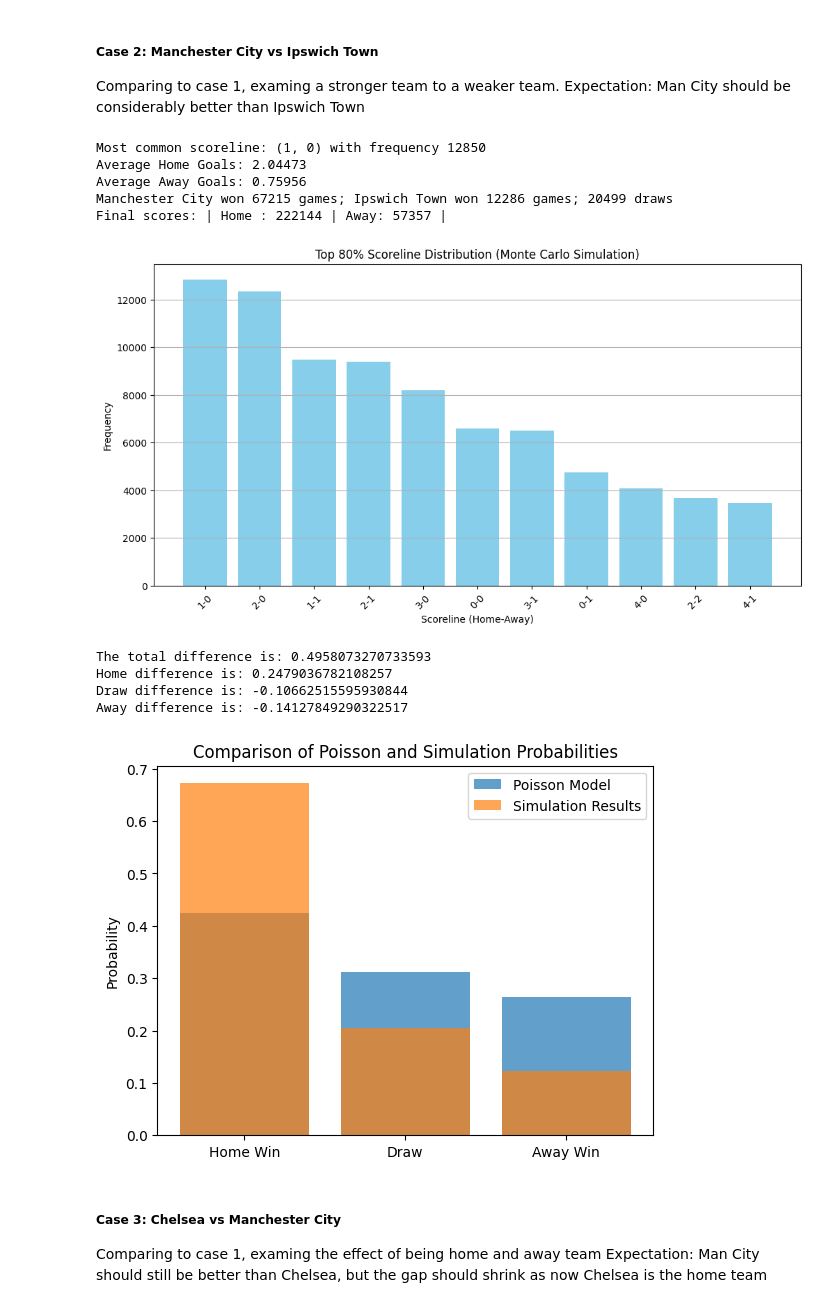
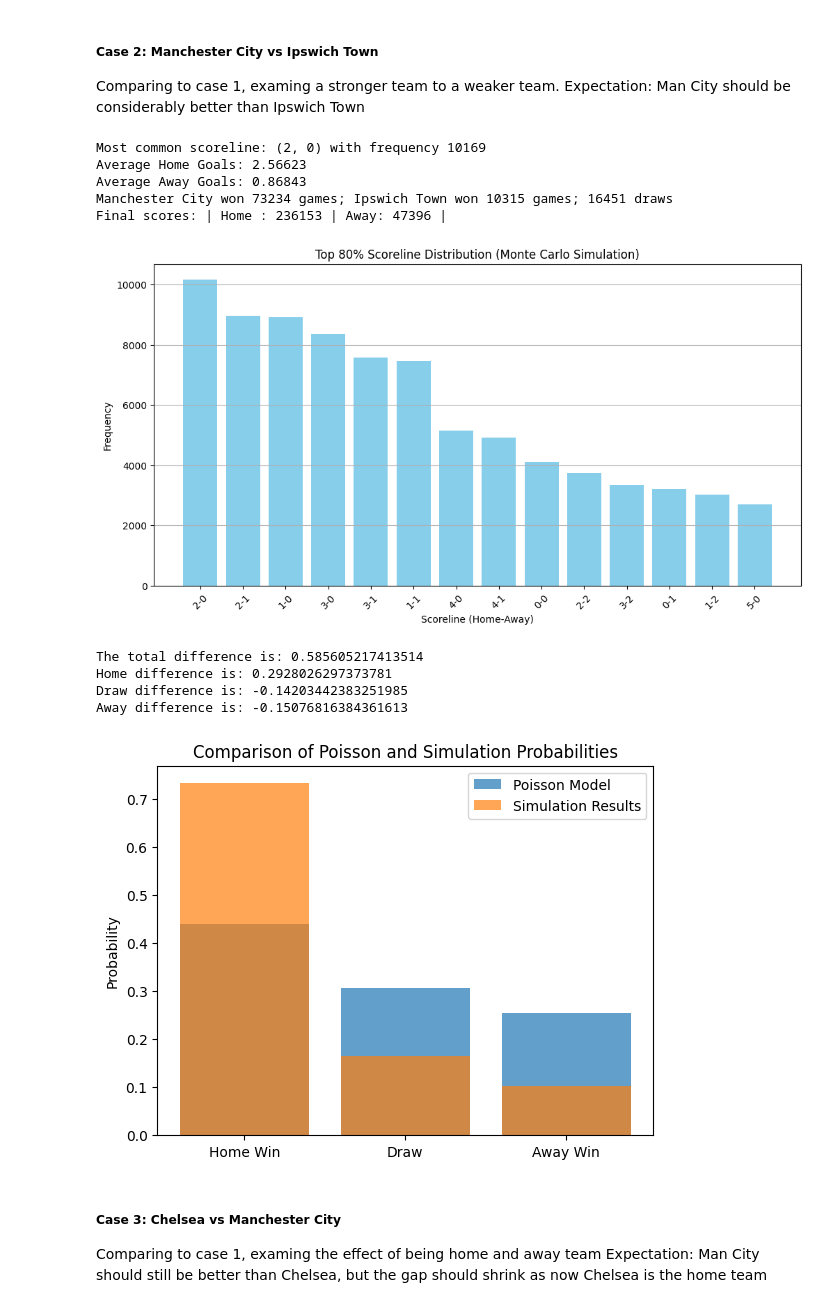
Before and after one commit to ZichengLiang/JLLA_Probablity, a Jupyter notebook: JLLA.ipynb, the cells around one changed output. Cells and saved outputs as stored; diff of their text form; code cells hidden in the pictures.

```diff
--- a/JLLA.ipynb
+++ b/JLLA.ipynb
@@ -568,7 +568,33 @@ def pass_ball(player, possession_team, game_state):
     if not teammates:
         return game_state  # No teammates available, keep possession
 
-    new_player = random.choice(teammates)
+    weights = []
+
+    for teammate in teammates:
+        #Base weight is progressive passes recieved if available.
+        prog_pass_weight = teammate.get("progPassesRecievedPG", 1) # Defaults to 1 if not available
+
+        #Positional Relative weight
+        positional_weight = 1.0
+        if "DF" in player["position"] and "MF" in teammate["position"]:
+            positional_weight = 1.5
+        elif "MF" in player["position"] and "FW" in teammate["position"]:
+            positional_weight = 1.5
+        elif "DF" in player["position"] and "FW" in teammate["position"]:
+            positional_weight = 1.0
+        elif "FW" in player["position"] and "MF" in teammate["position"]:
+            positional_weight = 1.2
+
+        total_weight = prog_pass_weight * positional_weight
+        weights.append(total_weight)
+
+    # Normalize weights to sum to 1
+    total_weight_sum = sum(weights)
+    normalized_weights = [w / total_weight_sum for w in weights]
+
+    # Choose a teammate based on weighted probabilities
+    new_player = random.choices(teammates, weights=normalized_weights, k=1)[0]
+
     game_state["possession_player"] = new_player
     game_state["events"].append(f"{player['name']} passed to {new_player['name']}")
 
@@ -1079,19 +1105,19 @@ Away difference is: 0.016070379675891866
 Comparing to case 1, examing a stronger team to a weaker team.
 Expectation: Man City should be considerably better than Ipswich Town
 # %%
-test_single_game_simulation("Manchester City", "Ipswich Town", 100000)
+test_single_game_simulation("Manchester City", "Ipswich Town", 10000)
 # %% [output]
-Most common scoreline: (1, 0) with frequency 12850
-Average Home Goals: 2.04473
-Average Away Goals: 0.75956
-Manchester City won 67215 games; Ipswich Town won 12286 games; 20499 draws
-Final scores: | Home : 222144 | Away: 57357 |
+Most common scoreline: (2, 0) with frequency 10169
+Average Home Goals: 2.56623
+Average Away Goals: 0.86843
+Manchester City won 73234 games; Ipswich Town won 10315 games; 16451 draws
+Final scores: | Home : 236153 | Away: 47396 |
-[figure, old version]
+[figure, new version]
-The total difference is: 0.4958073270733593
-Home difference is: 0.2479036782108257
-Draw difference is: -0.10662515595930844
-Away difference is: -0.14127849290322517
+The total difference is: 0.585605217413514
+Home difference is: 0.2928026297373781
+Draw difference is: -0.14203442383251985
+Away difference is: -0.15076816384361613
-[figure, old version]
+[figure, new version]
 # %% [markdown]
 ##### Case 3: Chelsea vs Manchester City
 Comparing to case 1, examing the effect of being home and away team
```
Also changed, not shown: parts of 5 cells of this notebook.
